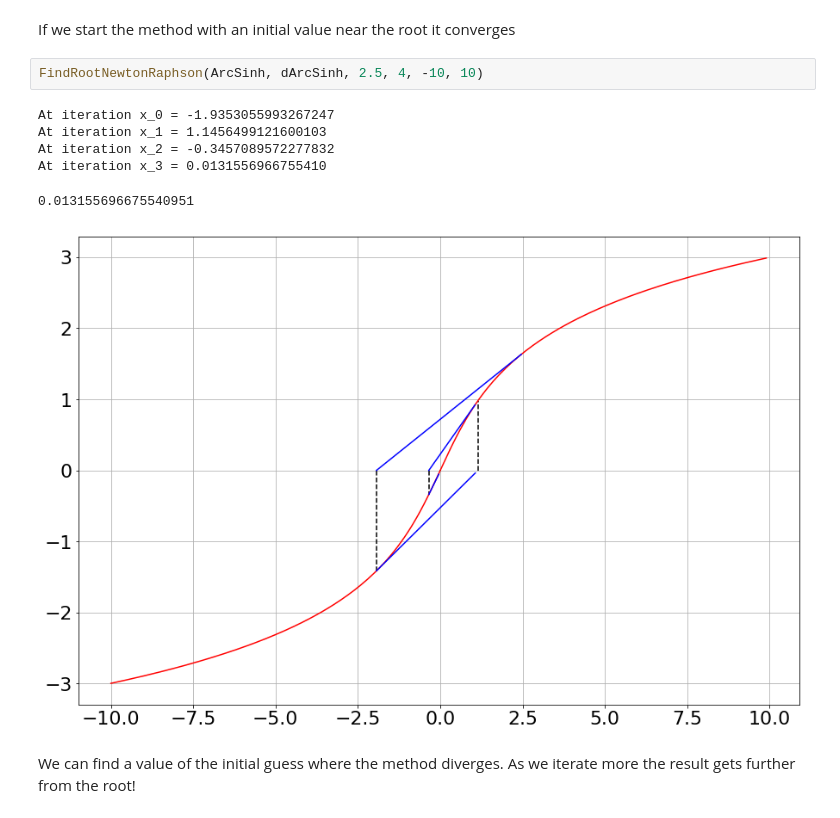
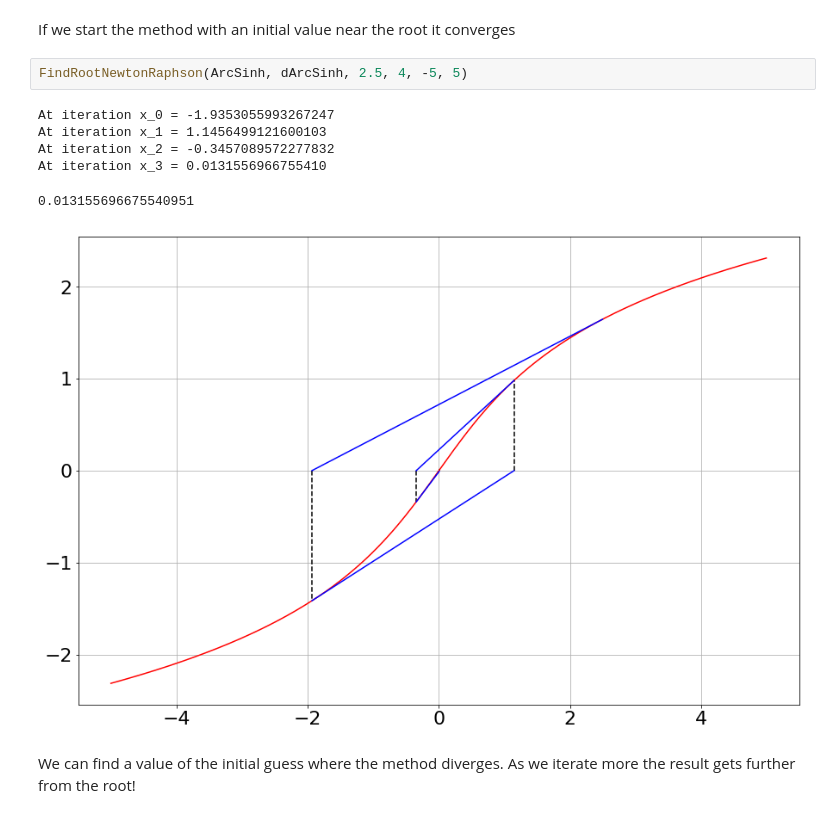
Before and after one commit to nielsw2/ACM20030-Examples, a Jupyter notebook: RootFinding/Newton-Raphson-visualize.ipynb, the cells around one changed output. Drawn from its saved outputs; the diff is of its cells as text.

```diff
--- a/RootFinding/Newton-Raphson-visualize.ipynb
+++ b/RootFinding/Newton-Raphson-visualize.ipynb
@@ -97,14 +91,14 @@ def dArcSinh(x):
 # %% [markdown]
 If we start the method with an initial value near the root it converges
 # %%
-FindRootNewtonRaphson(ArcSinh, dArcSinh, 2.5, 4, -10, 10)
+FindRootNewtonRaphson(ArcSinh, dArcSinh, 2.5, 4, -5, 5)
 # %% [output]
 At iteration x_0 = -1.9353055993267247
 At iteration x_1 = 1.1456499121600103
 At iteration x_2 = -0.3457089572277832
 At iteration x_3 = 0.0131556966755410
 0.013155696675540951
-[figure, old version]
+[figure, new version]
 # %% [markdown]
 We can find a value of the initial guess where the method diverges. As we iterate more the result gets further from the root!
 # %%
```
Also changed, not shown: parts of 3 cells of this notebook, 1 other file.
